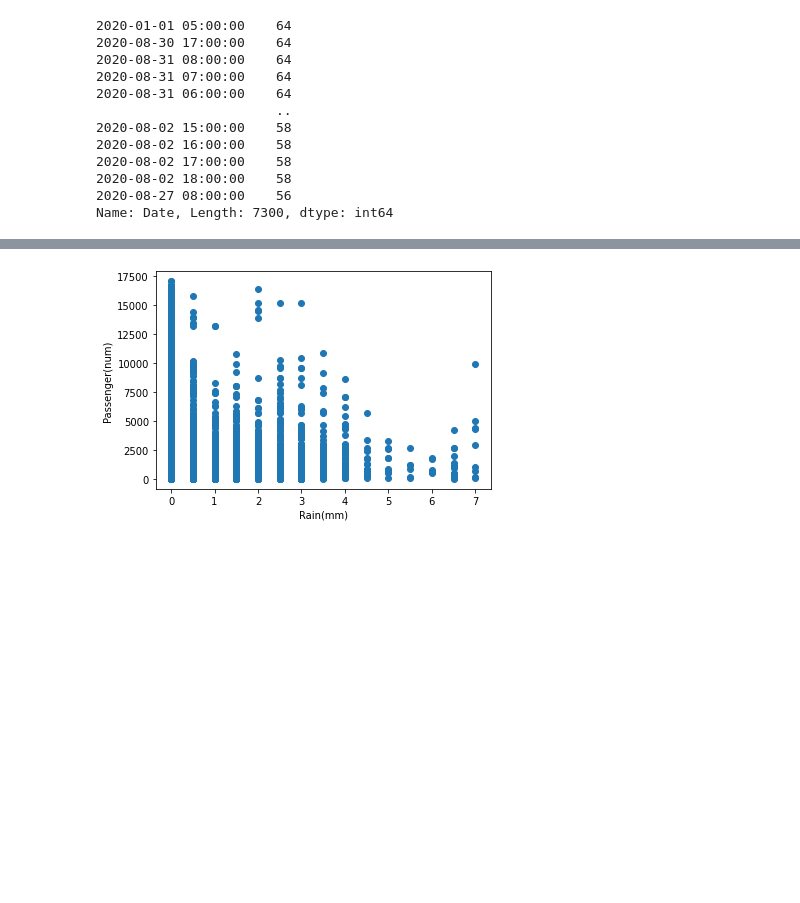
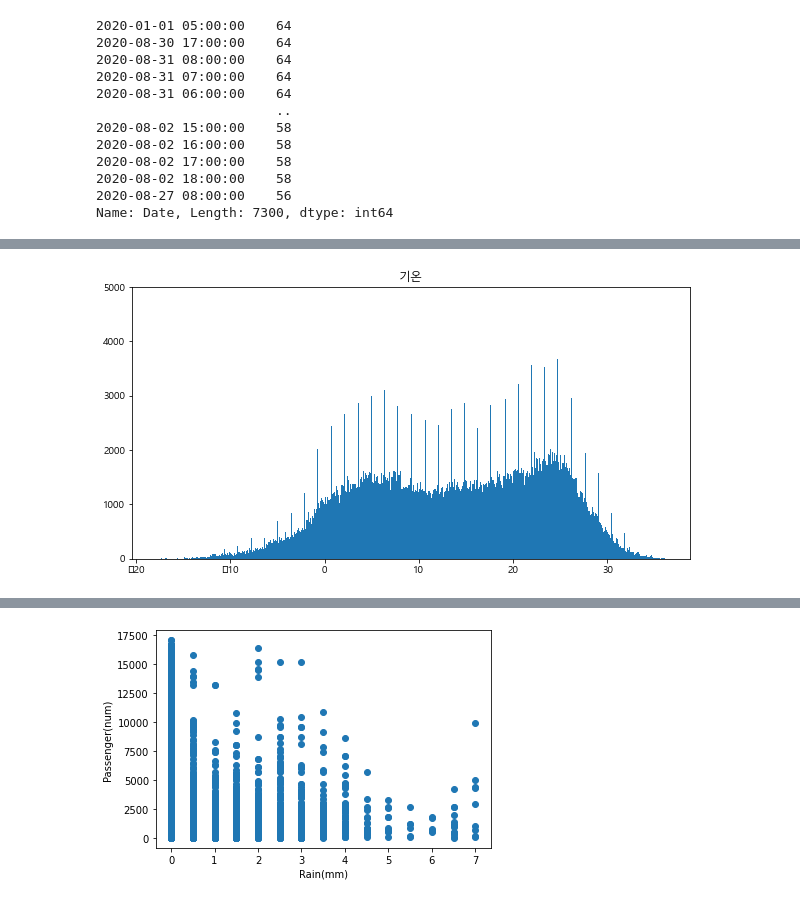
Before and after one commit to HyeongSeok-Park/Academy_Second_Project, a Jupyter notebook: 데이터 전처리 및 시각화.ipynb, the cells around one changed output, grey strips where cells are left out. Saved outputs shown, nothing was run; the diff lists cells and outputs as text; code cells hidden in the pictures; blank space fills up the shorter version.

```diff
--- a/데이터 전처리 및 시각화.ipynb
+++ b/데이터 전처리 및 시각화.ipynb
@@ -715,0 +726,9 @@ Name: Date, Length: 7300, dtype: int64
+# %%
+# 기온
+fig, ax = plt.subplots(1, 1, figsize=(10, 5))
+ax.hist(total_data['Temp'], bins=500)
+ax.set_ylim(0, 5000)
+ax.set_title('기온')
+plt.show()
+# %% [output]
+[figure, added]
```
Also changed, not shown: parts of 9 cells of this notebook.
